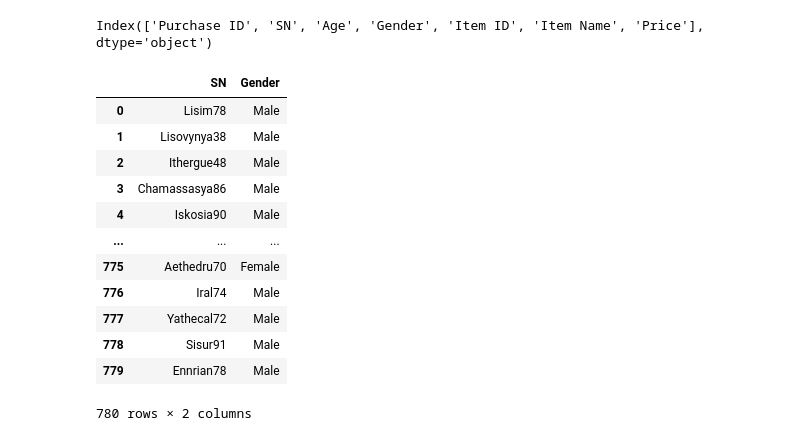
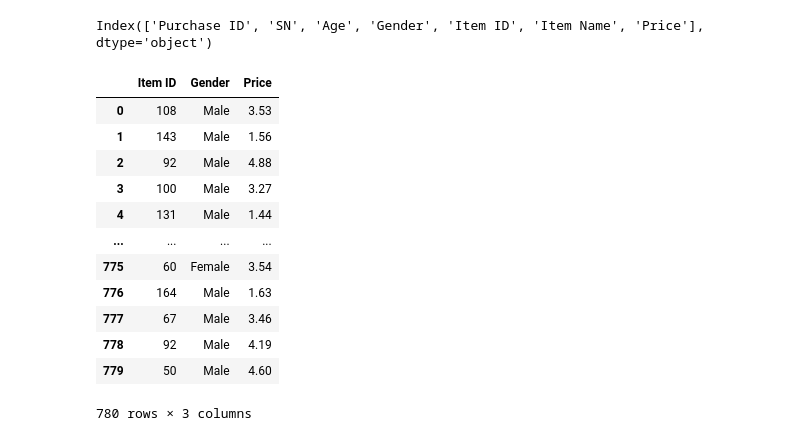
Before and after one commit to uzmabb182/Pandas-Challenge, a Jupyter notebook: HeroesOfPymoli.ipynb, the cells around one changed output. Cells and saved outputs as stored; diff of their text form; code cells hidden in the pictures.

```diff
--- a/HeroesOfPymoli.ipynb
+++ b/HeroesOfPymoli.ipynb
@@ -149,21 +219,21 @@ purchase_data_df.columns
 # %% [output]
 Index(['Purchase ID', 'SN', 'Age', 'Gender', 'Item ID', 'Item Name', 'Price'], dtype='object')
 # %%
-# We only want SN and Gender, so create a new table that takes these
-gender_df = purchase_data_df[["SN","Gender"]]
+#create a new table that takes these
+gender_df= purchase_data_df[["Item ID","Gender", "Price"]]
 gender_df
 # %% [output]
-|  | SN | Gender |
-| 0 | Lisim78 | Male |
-| 1 | Lisovynya38 | Male |
-| 2 | Ithergue48 | Male |
-| 3 | Chamassasya86 | Male |
-| 4 | Iskosia90 | Male |
-| ... | ... | ... |
-| 775 | Aethedru70 | Female |
-| 776 | Iral74 | Male |
-| 777 | Yathecal72 | Male |
-| 778 | Sisur91 | Male |
-| 779 | Ennrian78 | Male |
+|  | Item ID | Gender | Price |
+| 0 | 108 | Male | 3.53 |
+| 1 | 143 | Male | 1.56 |
+| 2 | 92 | Male | 4.88 |
+| 3 | 100 | Male | 3.27 |
+| 4 | 131 | Male | 1.44 |
+| ... | ... | ... | ... |
+| 775 | 60 | Female | 3.54 |
+| 776 | 164 | Male | 1.63 |
+| 777 | 67 | Male | 3.46 |
+| 778 | 92 | Male | 4.19 |
+| 779 | 50 | Male | 4.60 |
-780 rows × 2 columns
+780 rows × 3 columns
 # %%
```
Also changed, not shown: parts of 19 cells of this notebook.
